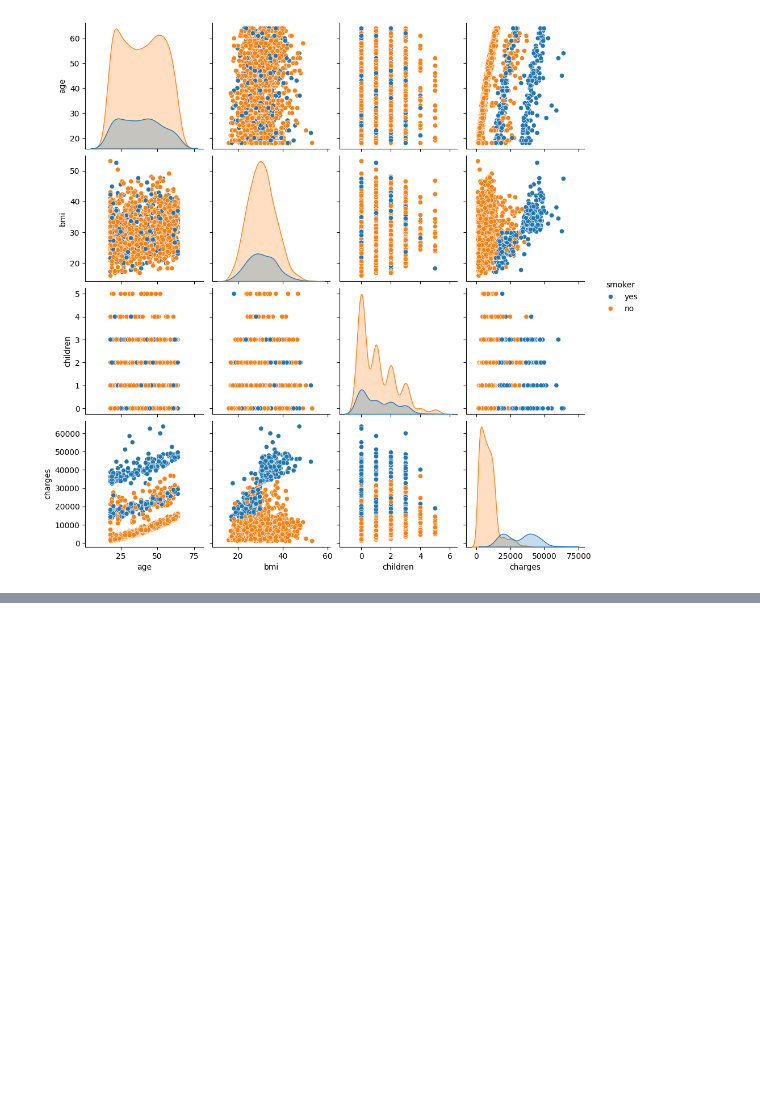
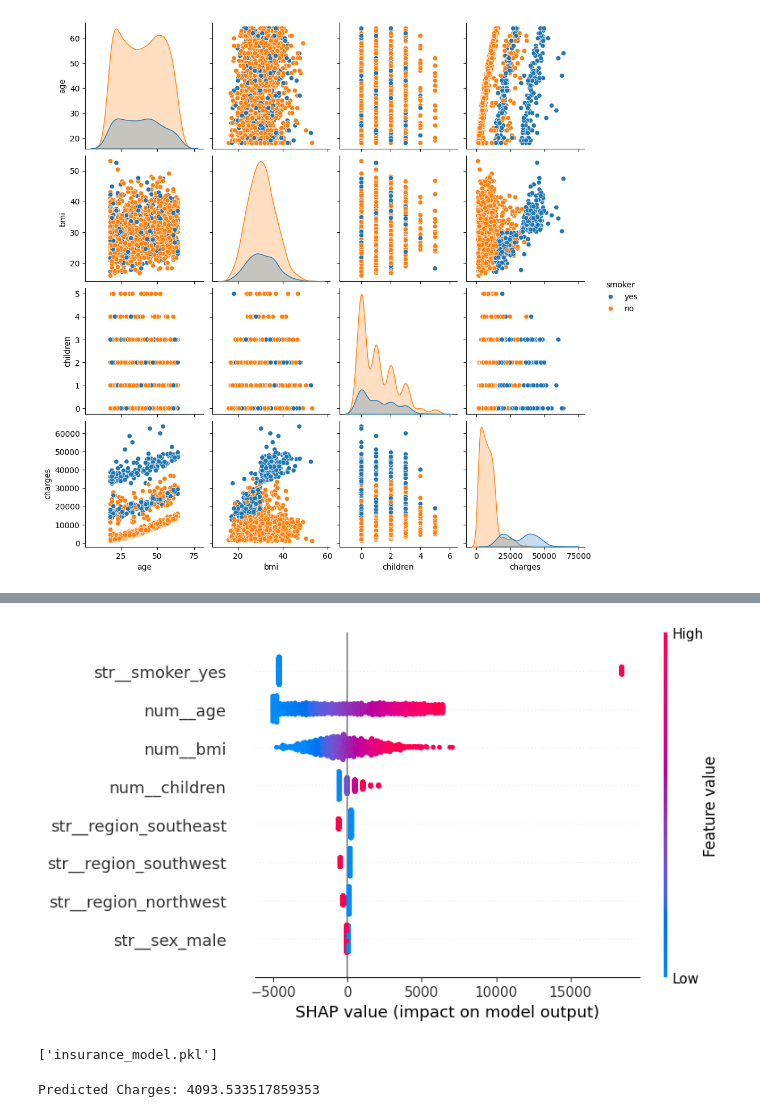
Before and after one commit to ashishjadhav123/CampusX, a Jupyter notebook: ML CampusX/Project/Insurance/Insurance ML.ipynb, the cells around one changed output, grey strips where cells are left out. Drawn from its saved outputs; the diff is of its cells as text; code cells hidden in the pictures; blank space fills up the shorter version.

```diff
--- a/ML CampusX/Project/Insurance/Insurance ML.ipynb
+++ b/ML CampusX/Project/Insurance/Insurance ML.ipynb
@@ -244,0 +333,9 @@ sns.pairplot(data=df_input, hue='smoker')
+# %%
+rf = RandomForestRegressor(n_estimators=100, max_depth=10, random_state=42)
+# %%
+rf_pipe = Pipeline([
+    ('pre_processor', pre_processor),
+    ('rf', rf)
+])
+# %%
+rf_pipe.fit(X_train, y_train)
@@ -244,0 +426,19 @@ sns.pairplot(data=df_input, hue='smoker')
+# %%
+X_train_transformed = pipe.named_steps['pre_processor'].transform(X_train)
+# %%
+explainer = shap.LinearExplainer(
+    pipe.named_steps['model'],
+    X_train_transformed
+)
+
+shap_values = explainer.shap_values(X_train_transformed)
+
+shap.summary_plot(shap_values, X_train_transformed, feature_names=feature_names)
+# %% [output]
+[figure, added]
+# %%
+import joblib
+
+joblib.dump(pipe, 'insurance_model.pkl')
+# %% [output]
+['insurance_model.pkl']
@@ -244,0 +447,16 @@ sns.pairplot(data=df_input, hue='smoker')
+# %%
+import pandas as pd
+
+sample = pd.DataFrame({
+    'age': [30],
+    'sex': ['male'],
+    'bmi': [25],
+    'children': [1],
+    'smoker': ['no'],
+    'region': ['southwest']
+})
+
+prediction = model.predict(sample)
+print("Predicted Charges:", prediction[0])
+# %% [output]
+Predicted Charges: 4093.533517859353
```
Also changed, not shown: parts of 27 cells of this notebook, 3 other files.
